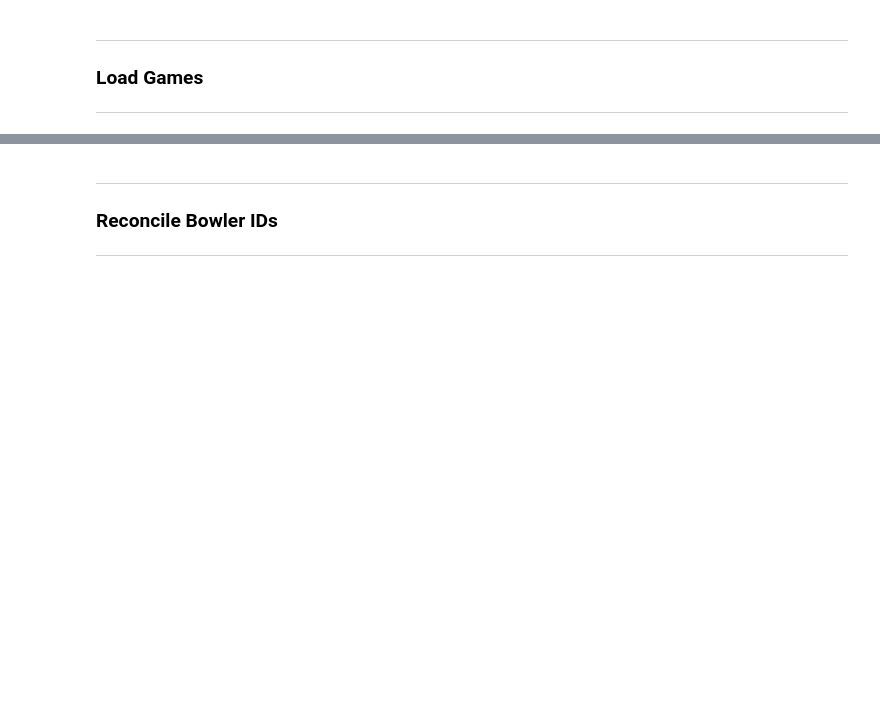
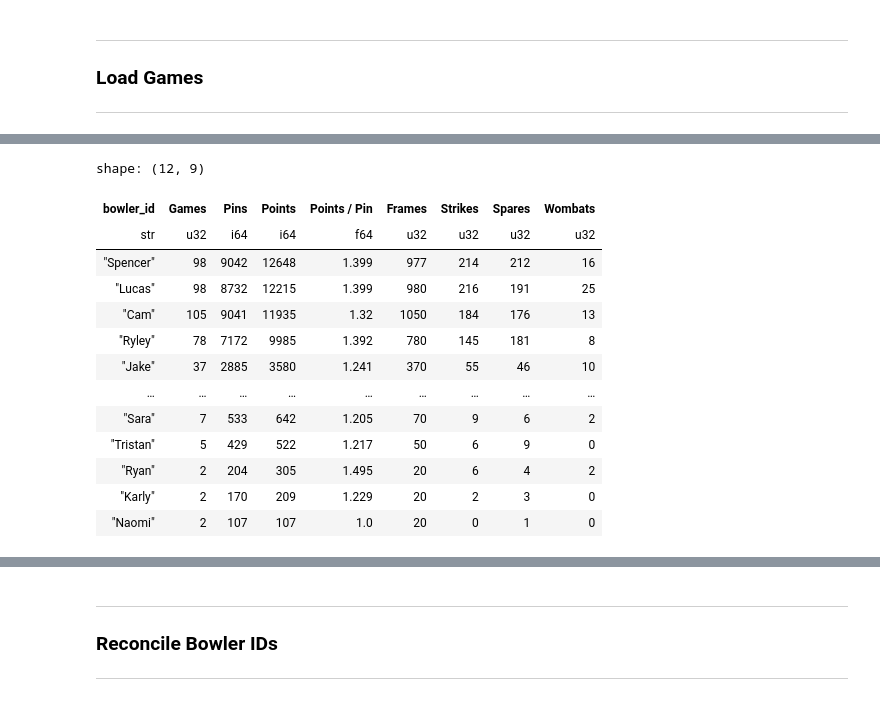
Before and after one commit to lucas-nelson-uiuc/pinsdb, a Jupyter notebook: test.ipynb, the cells around one changed output, grey strips where cells are left out. Saved outputs shown, nothing was run; the diff lists cells and outputs as text; code cells hidden in the pictures; blank space fills up the shorter version.

```diff
--- a/test.ipynb
+++ b/test.ipynb
@@ -10,0 +42,70 @@ all_games = Game.load_games()
+# %%
+import attrs
+import polars as pl
+
+from pinsdb.namespace.expressions import Bowling
+
+
+bowler_frame = (
+    pl.DataFrame([attrs.asdict(game) for game in all_games])
+    .with_columns(pl.col("bowler").struct.field("bowler_id"))
+    .drop("bowler")
+)
+
+summary_detection_table = (
+    bowler_frame
+    .with_columns(
+        pl.col("throws").bowling.construct_frames()
+    )
+    .explode("frames")
+    .drop("throws")
+    .with_columns(
+        pl.col("frames").bowling.is_strike(),
+        pl.col("frames").bowling.is_spare(),
+        pl.col("frames").bowling.is_wombat(),
+    )
+    .group_by("bowler_id")
+    .agg(
+        pl.col("frames").count().alias("Frames"),
+        pl.col("is_strike").sum().alias("Strikes"),
+        pl.col("is_spare").sum().alias("Spares"),
+        pl.col("is_wombat").sum().alias("Wombats"),
+    )
+    .sort("Strikes", "Spares", "Wombats", descending=True)
+)
+
+summary_statistics_table = (
+    bowler_frame
+    .with_columns(
+        pl.col("throws").bowling.compute_score(),
+        pl.col("throws").list.sum().alias("pins"),
+    )
+    .group_by("bowler_id")
+    .agg(
+        pl.col("pins").count().alias("Games"),
+        pl.col("pins").sum().alias("Pins"),
+        pl.col("score").sum().alias("Points"),
+    )
+    .with_columns(
+        (pl.col("Points") / pl.col("Pins")).round(3).alias("Points / Pin")
+    )
+    .sort("Points / Pin", descending=True)
+)
+
+summary_table = summary_statistics_table.join(summary_detection_table, on="bowler_id").sort("Points", descending=True)
+summary_table
+# %% [output]
+shape: (12, 9)
+| bowler_id | Games | Pins | Points | Points / Pin | Frames | Strikes | Spares | Wombats |
+| str | u32 | i64 | i64 | f64 | u32 | u32 | u32 | u32 |
+| "Spencer" | 98 | 9042 | 12648 | 1.399 | 977 | 214 | 212 | 16 |
+| "Lucas" | 98 | 8732 | 12215 | 1.399 | 980 | 216 | 191 | 25 |
+| "Cam" | 105 | 9041 | 11935 | 1.32 | 1050 | 184 | 176 | 13 |
+| "Ryley" | 78 | 7172 | 9985 | 1.392 | 780 | 145 | 181 | 8 |
+| "Jake" | 37 | 2885 | 3580 | 1.241 | 370 | 55 | 46 | 10 |
+| … | … | … | … | … | … | … | … | … |
+| "Sara" | 7 | 533 | 642 | 1.205 | 70 | 9 | 6 | 2 |
+| "Tristan" | 5 | 429 | 522 | 1.217 | 50 | 6 | 9 | 0 |
+| "Ryan" | 2 | 204 | 305 | 1.495 | 20 | 6 | 4 | 2 |
+| "Karly" | 2 | 170 | 209 | 1.229 | 20 | 2 | 3 | 0 |
+| "Naomi" | 2 | 107 | 107 | 1.0 | 20 | 0 | 1 | 0 |
```
Also changed, not shown: parts of 9 cells of this notebook, 36 other files.
